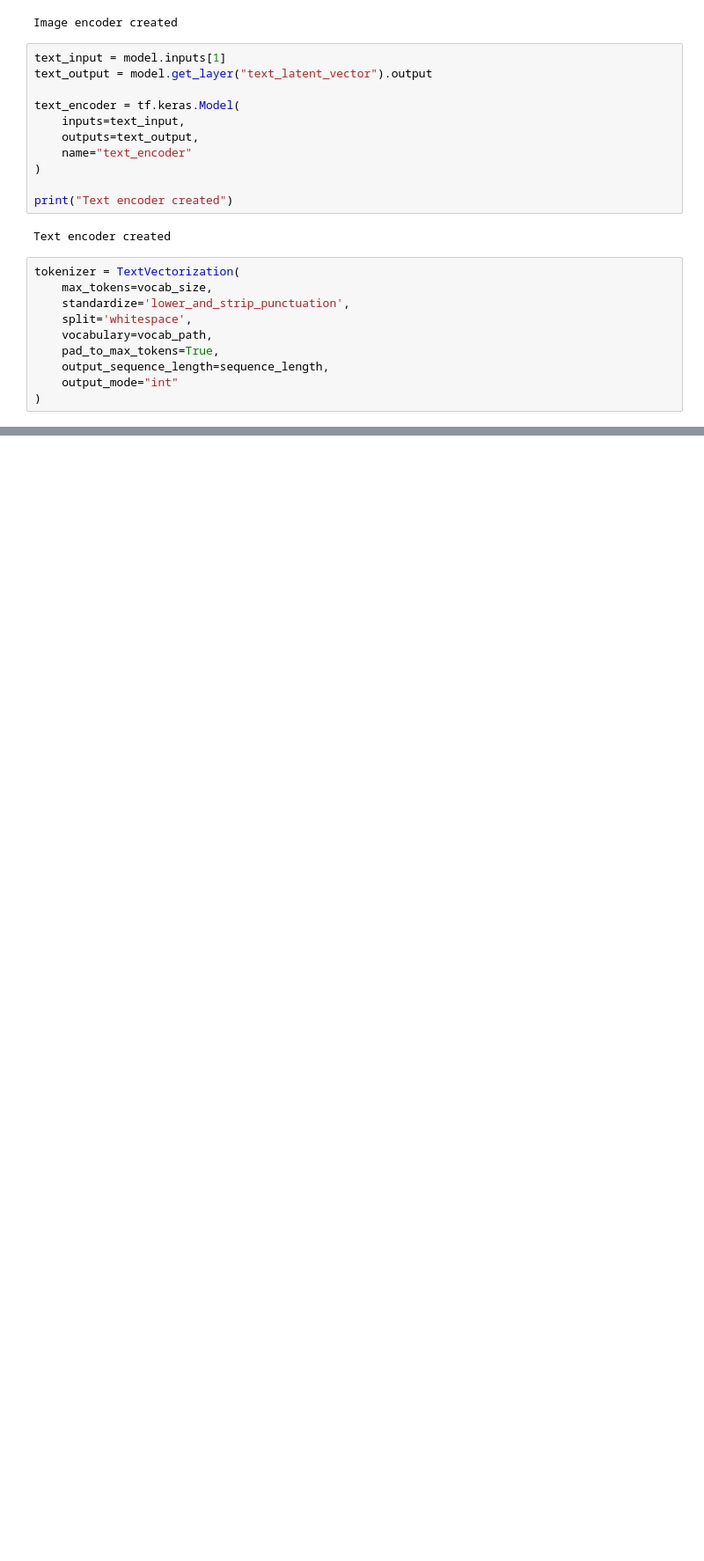
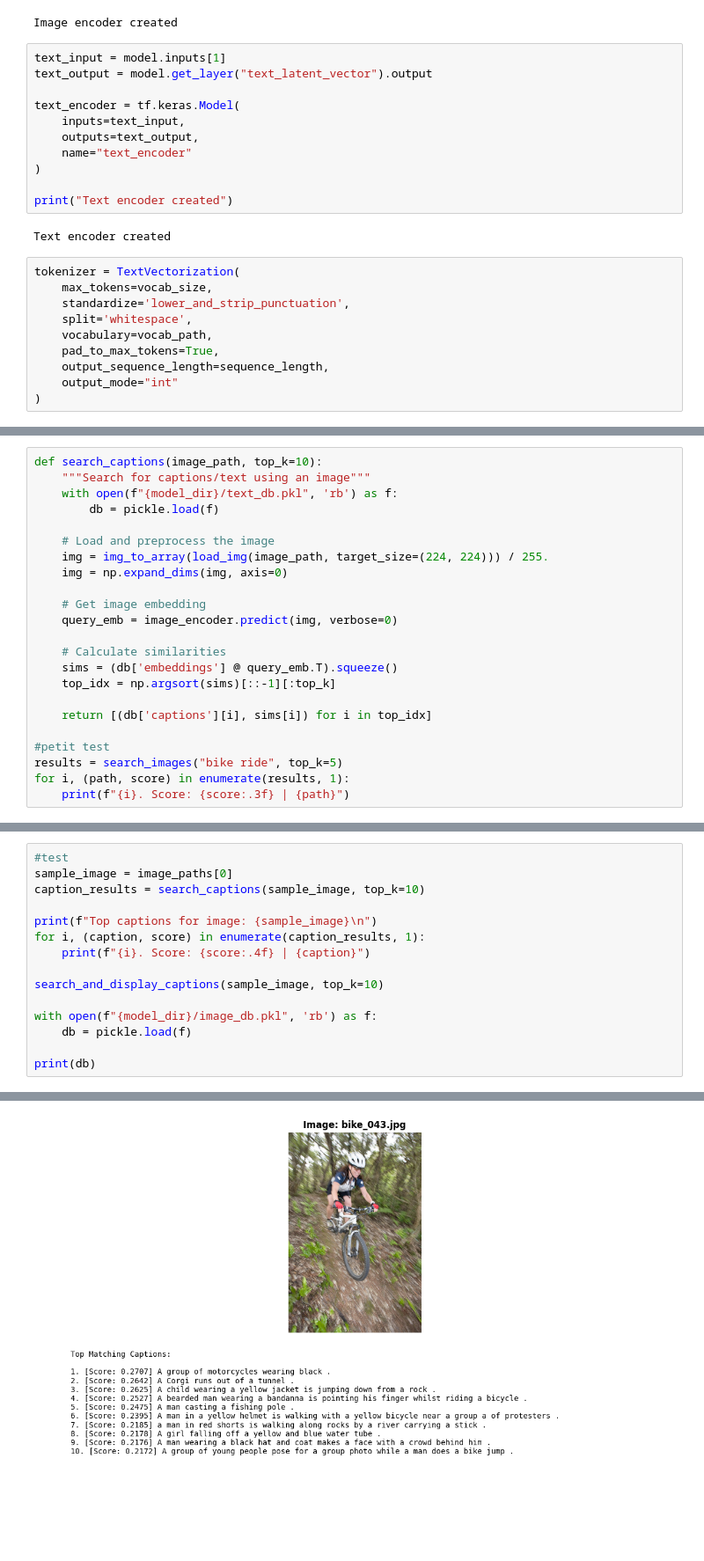
Before and after one commit to AColonnaDistria/CLIP, a Jupyter notebook: notebooks/vector_extraction.ipynb, the cells around one changed output, grey strips where cells are left out. Shown at 88% size. Drawn from its saved outputs; the diff is of its cells as text; blank space fills up the shorter version.

```diff
--- a/notebooks/vector_extraction.ipynb
+++ b/notebooks/vector_extraction.ipynb
@@ -247 +247,24 @@ print(db)
         0.        ]], dtype=float32)}
+# %%
+def search_captions(image_path, top_k=10):
+    """Search for captions/text using an image"""
+    with open(f"{model_dir}/text_db.pkl", 'rb') as f:
+        db = pickle.load(f)
+
+    # Load and preprocess the image
+    img = img_to_array(load_img(image_path, target_size=(224, 224))) / 255.
+    img = np.expand_dims(img, axis=0)
+
+    # Get image embedding
+    query_emb = image_encoder.predict(img, verbose=0)
+
+    # Calculate similarities
+    sims = (db['embeddings'] @ query_emb.T).squeeze()
+    top_idx = np.argsort(sims)[::-1][:top_k]
+
+    return [(db['captions'][i], sims[i]) for i in top_idx]
+
+#petit test
+results = search_images("bike ride", top_k=5)
+for i, (path, score) in enumerate(results, 1):
+    print(f"{i}. Score: {score:.3f} | {path}")
@@ -247,0 +315,16 @@ print(db)
+# %%
+#test
+sample_image = image_paths[0]
+caption_results = search_captions(sample_image, top_k=10)
+
+print(f"Top captions for image: {sample_image}\n")
+for i, (caption, score) in enumerate(caption_results, 1):
+    print(f"{i}. Score: {score:.4f} | {caption}")
+
+search_and_display_captions(sample_image, top_k=10)
+
+with open(f"{model_dir}/image_db.pkl", 'rb') as f:
+    db = pickle.load(f)
+
+print(db)
+# %% [output]
@@ -247,0 +343 @@ print(db)
+[figure, added]
```
Also changed, not shown: parts of 11 cells of this notebook.
